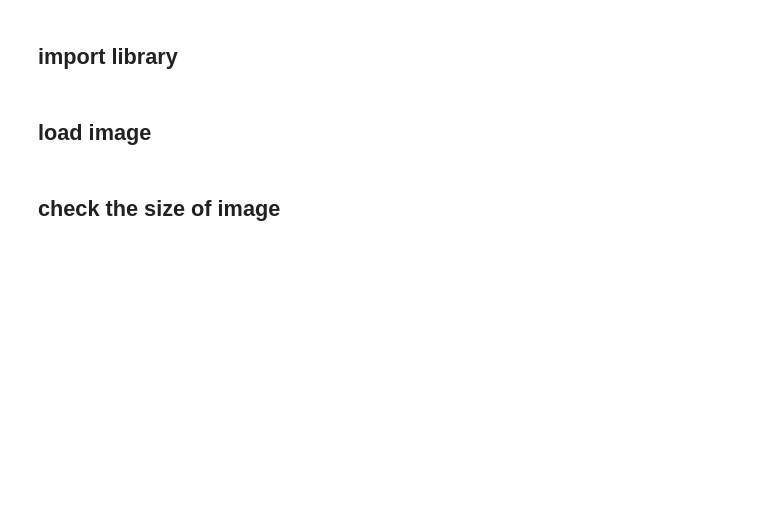
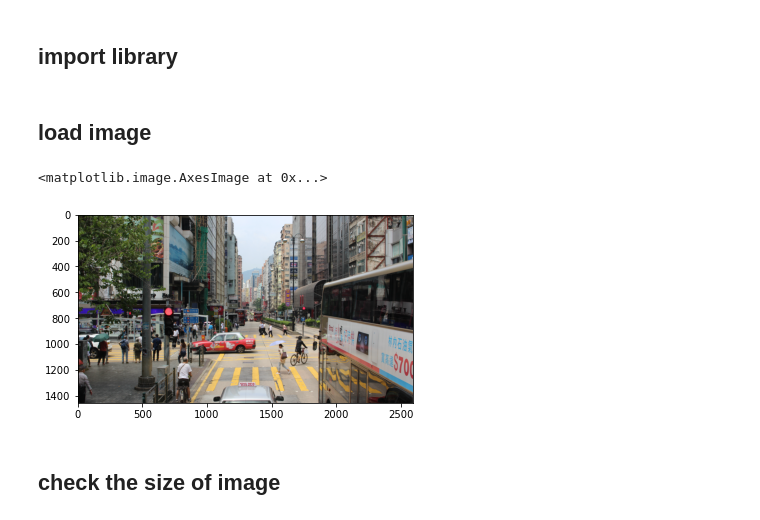
Before and after one commit to YJbonobono/assignment-machine-learning, a Jupyter notebook: 03/assignment_03_assignment_03_1.ipynb, the cells around one changed output. Cells and saved outputs as stored; diff of their text form; code cells hidden in the pictures; blank space fills up the shorter version.

```diff
--- a/03/assignment_03_assignment_03_1.ipynb
+++ b/03/assignment_03_assignment_03_1.ipynb
@@ -11,7 +11,10 @@ import matplotlib.colors as colors
 ## load image
 # %%
 I = img.imread('C:/Users/이윤정/Desktop/2021_1/ML/03/yjhongkong_15.jpg')
-#print(I)
+plt.imshow(I)
+# %% [output]
+<matplotlib.image.AxesImage at 0x...>
+[figure, added]
 # %% [markdown]
 ## check the size of image
 # %%
```
Also changed, not shown: parts of 14 cells of this notebook.
